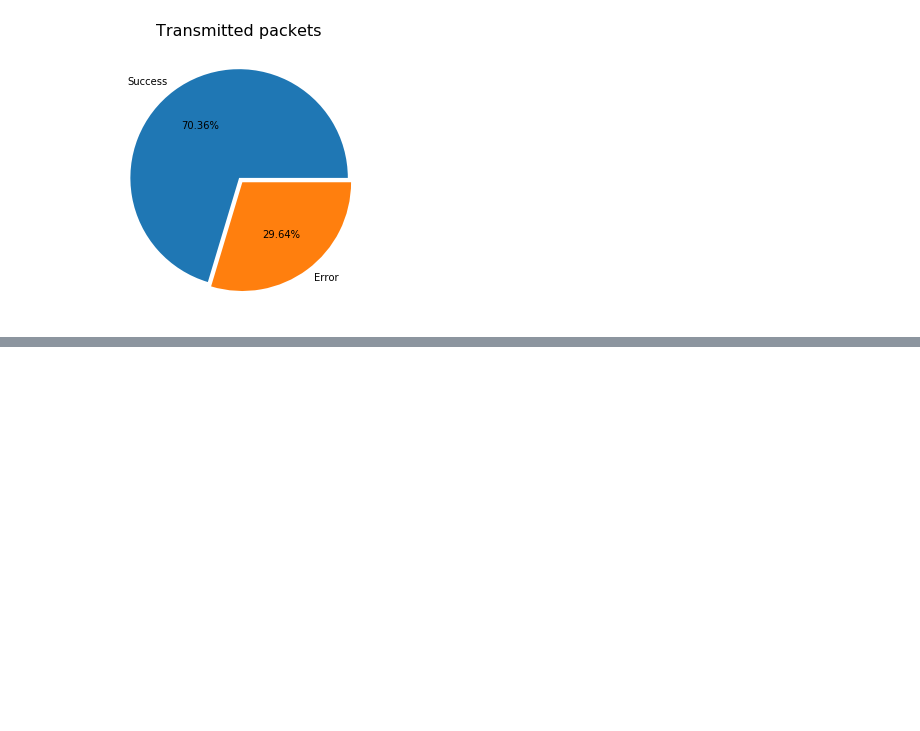
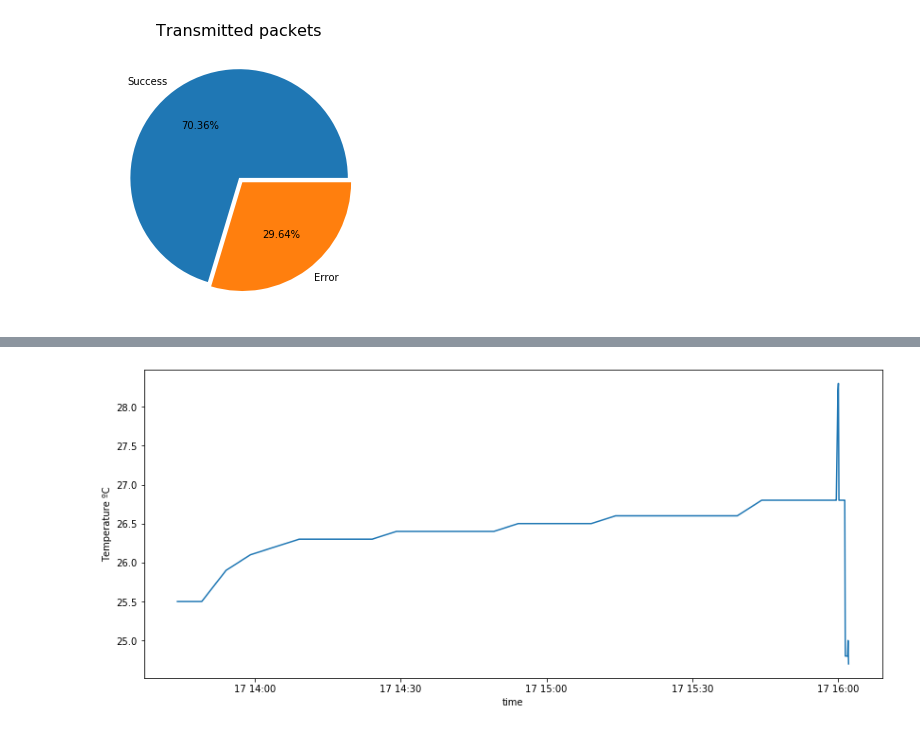
Before and after one commit to henriquepw/owlify, a Jupyter notebook: analytics/test01-send/main.ipynb, the cells around one changed output, grey strips where cells are left out. Cells and saved outputs as stored; diff of their text form; code cells hidden in the pictures; blank space fills up the shorter version.

```diff
--- a/analytics/test01-send/main.ipynb
+++ b/analytics/test01-send/main.ipynb
@@ -49,0 +114,12 @@ plt.show()
+# %%
+sensor = sensors[sensors['time'] >= min]
+sensor = sensor[sensor['time'] <= max]
+
+plt.figure(figsize=(14, 6))
+plt.plot(sensor['time'], sensor['temperature'])
+
+plt.ylabel('Temperature ºC')
+plt.xlabel('time')
+plt.show()
+# %% [output]
+[figure, added]
```
Also changed, not shown: parts of 16 cells of this notebook, 1 other file.
